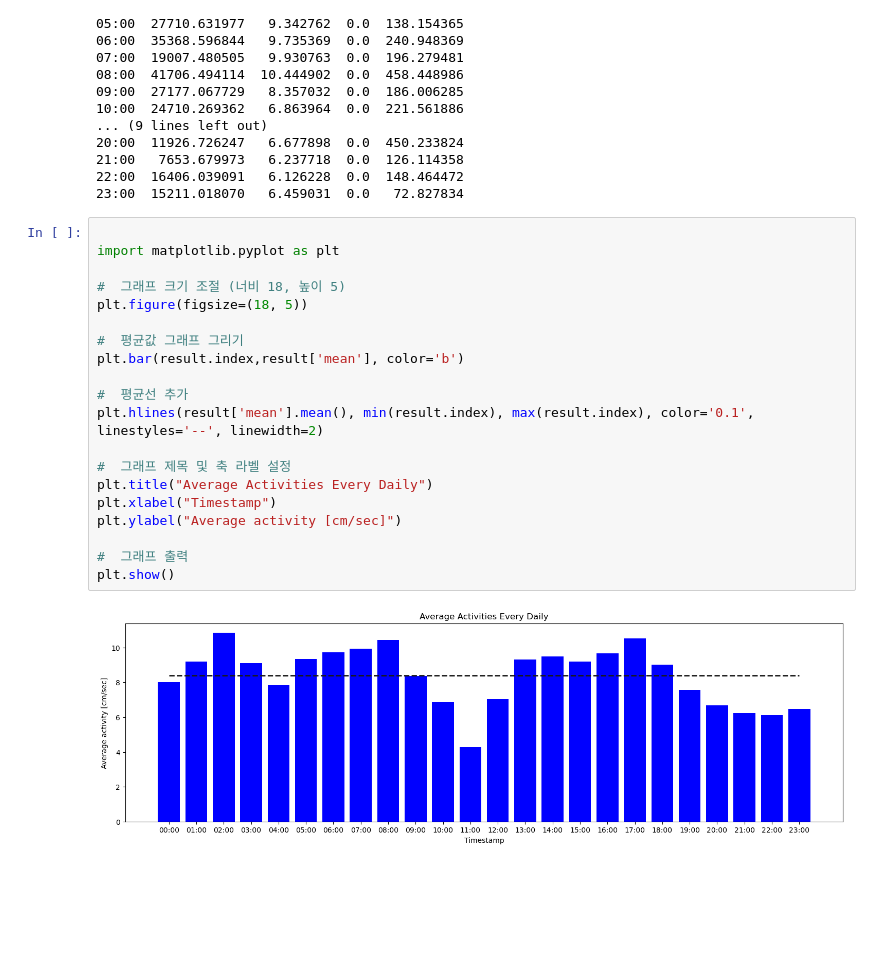
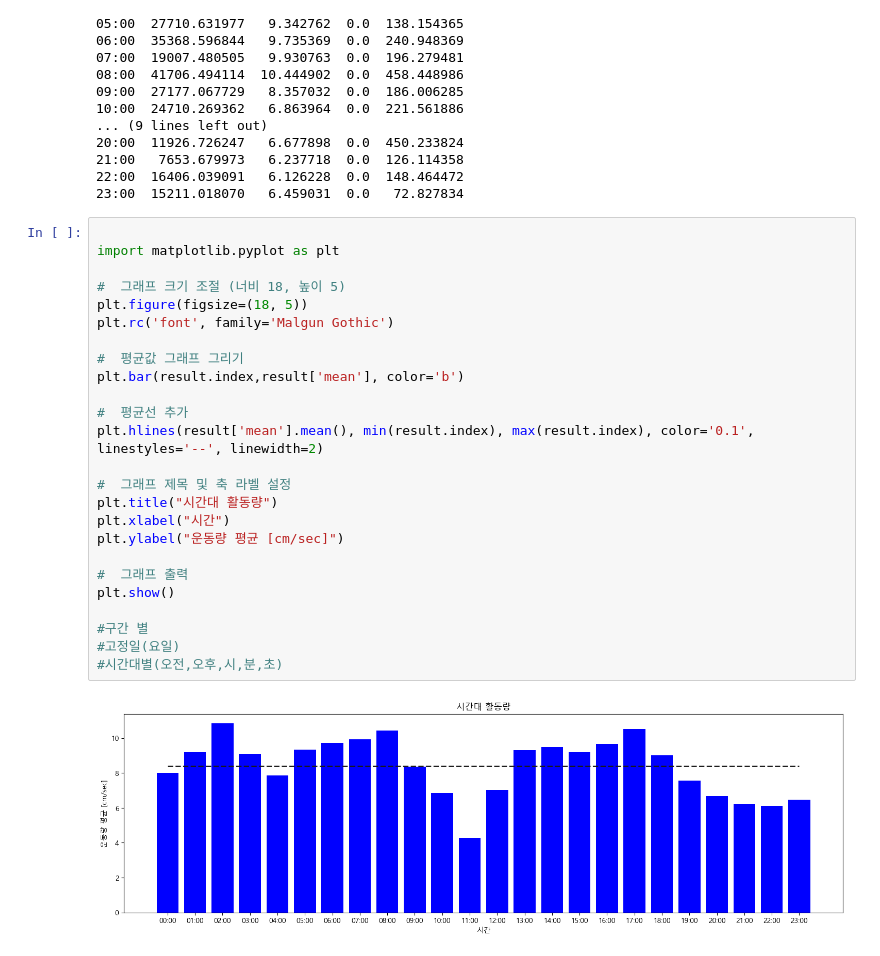
Before and after one commit to il-kwang/my_all, a Jupyter notebook: chapter09.ipynb, the cells around one changed output. Saved outputs shown, nothing was run; the diff lists cells and outputs as text; blank space fills up the shorter version.

```diff
--- a/chapter09.ipynb
+++ b/chapter09.ipynb
@@ -279,22 +279,27 @@ print(result)
 # %%
 
 import matplotlib.pyplot as plt
 
 #  그래프 크기 조절 (너비 18, 높이 5)
 plt.figure(figsize=(18, 5))
+plt.rc('font', family='Malgun Gothic')
 
 #  평균값 그래프 그리기
 plt.bar(result.index,result['mean'], color='b')
 
 #  평균선 추가
 plt.hlines(result['mean'].mean(), min(result.index), max(result.index), color='0.1', linestyles='--', linewidth=2)
 
 #  그래프 제목 및 축 라벨 설정
-plt.title("Average Activities Every Daily")
-plt.xlabel("Timestamp")
-plt.ylabel("Average activity [cm/sec]")
+plt.title("시간대 활동량")
+plt.xlabel("시간")
+plt.ylabel("운동량 평균 [cm/sec]")
 
 #  그래프 출력
 plt.show()
+
+#구간 별
+#고정일(요일)
+#시간대별(오전,오후,시,분,초)
 # %% [output]
-[figure, old version]
+[figure, new version]
```
